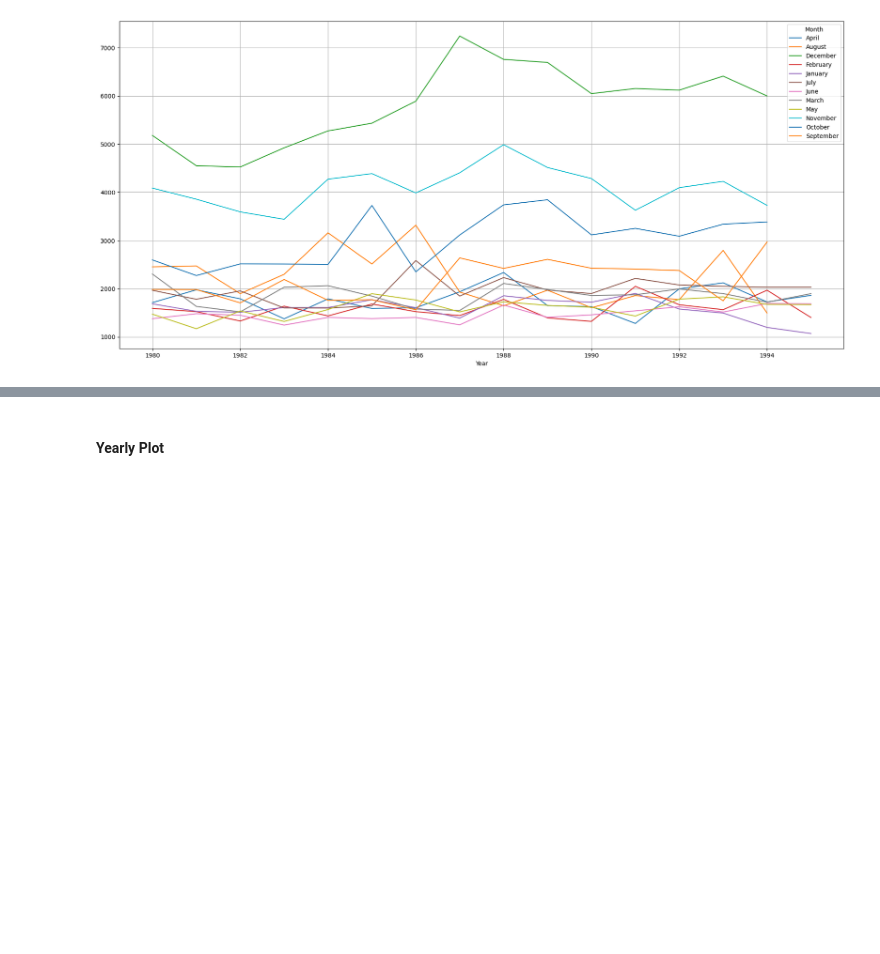
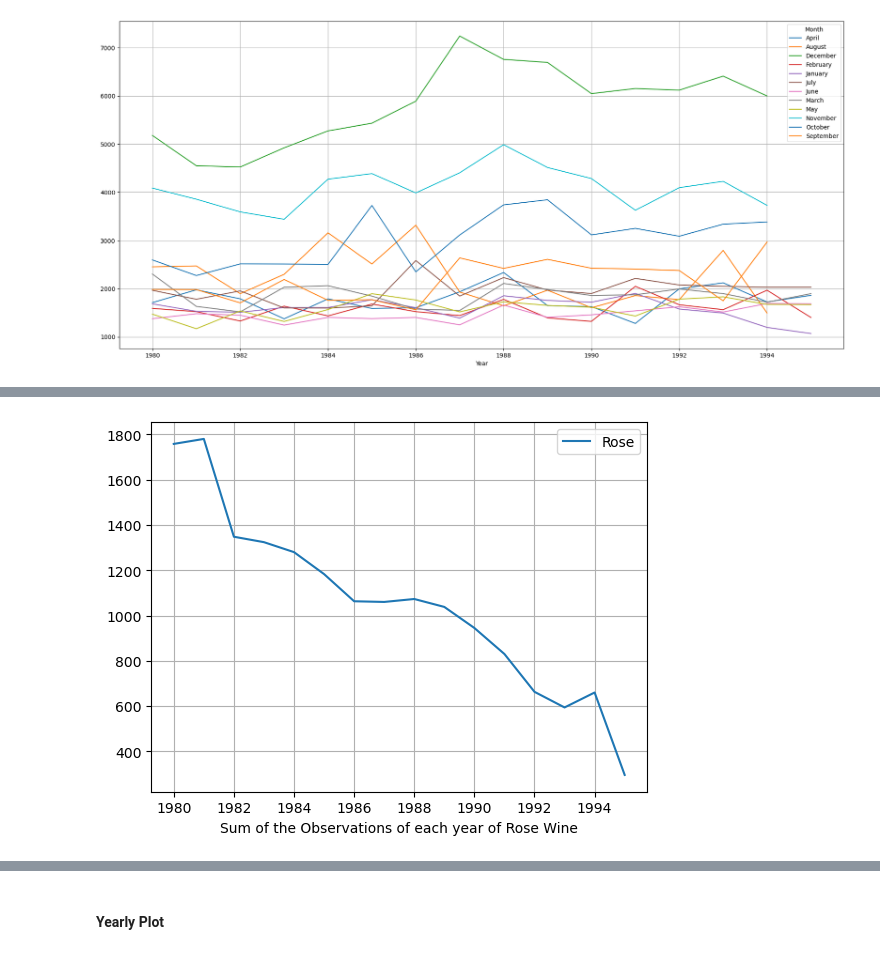
Before and after one commit to Aaryani2024/Time-Forecasting-GL-Project, a Jupyter notebook: Time Forecasting Project.ipynb, the cells around one changed output, grey strips where cells are left out. Drawn from its saved outputs; the diff is of its cells as text; code cells hidden in the pictures; blank space fills up the shorter version.

```diff
--- a/Time Forecasting Project.ipynb
+++ b/Time Forecasting Project.ipynb
@@ -424,6 +416,0 @@ AttributeError: 'DataFrame' object has no attribute 'unique'
-# %%
-df_rose['Time_Stamp'] = pd.to_datetime(df_rose['Time_Stamp'])
-# %%
-df = df_rose.set_index('Time_Stamp')
-df.drop(['YearMonth'], axis=1, inplace=True)
-df.head()
@@ -447,0 +419,3 @@ ValueError: Given date string "T" not likely a datetime
+# %%
+df_yearly_sum_rose = pd.pivot_table(df_rose, values = 'Rose', index = 'Year', aggfunc='sum').round(2)
+df_yearly_sum_rose.head()
@@ -447,0 +430,6 @@ ValueError: Given date string "T" not likely a datetime
+# %%
+df_yearly_sum_rose.plot();
+plt.grid()
+plt.xlabel('Sum of the Observations of each year of Rose Wine');
+# %% [output]
+[figure, added]
```
Also changed, not shown: parts of 18 cells of this notebook.
